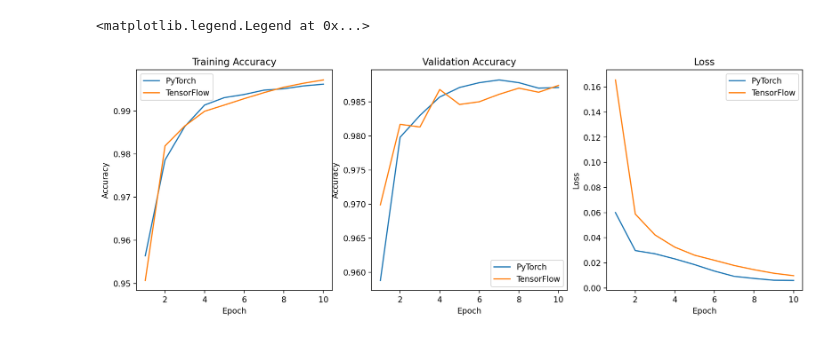
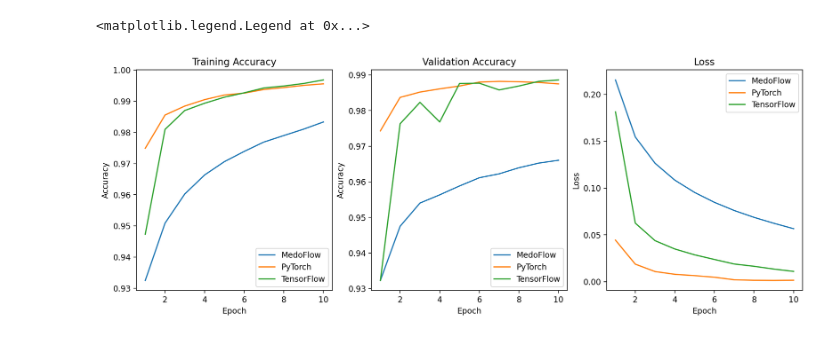
Before and after one commit to BiEchi/MedoFlow, a Jupyter notebook: user_level/mnist/results/lenet_analysis.ipynb, the cells around one changed output. Cells and saved outputs as stored; diff of their text form; code cells hidden in the pictures.

```diff
--- a/user_level/mnist/results/lenet_analysis.ipynb
+++ b/user_level/mnist/results/lenet_analysis.ipynb
@@ -14,32 +14,32 @@ with open('./tensorflow_lenet.json') as f:
 # %%
 fig = plt.figure(figsize=(15, 5), dpi=200)
 axs = fig.subplots(1, 3,)
 
 x = np.arange(1, len(pytorch_results['train_acc']) + 1)
 
-# axs[0].plot(x, medoflow_results['train_acc'], label='MedoFlow')
+axs[0].plot(x, medoflow_results['train_acc'], label='MedoFlow')
 axs[0].plot(x, pytorch_results['train_acc'], label='PyTorch')
 axs[0].plot(x, tensorflow_results['train_acc'], label='TensorFlow')
 axs[0].set_title('Training Accuracy')
 axs[0].set_xlabel('Epoch')
 axs[0].set_ylabel('Accuracy')
 axs[0].legend()
 
-# axs[1].plot(x, medoflow_results['val_acc'], label='MedoFlow')
+axs[1].plot(x, medoflow_results['val_acc'], label='MedoFlow')
 axs[1].plot(x, pytorch_results['valid_acc'], label='PyTorch')
 axs[1].plot(x, tensorflow_results['valid_acc'], label='TensorFlow')
 axs[1].set_title('Validation Accuracy')
 axs[1].set_xlabel('Epoch')
 axs[1].set_ylabel('Accuracy')
 axs[1].legend()
 
-# axs[2].plot(x, medoflow_results['loss'], label='MedoFlow')
+axs[2].plot(x, medoflow_results['loss'], label='MedoFlow')
 axs[2].plot(x, pytorch_results['train_loss'], label='PyTorch')
 axs[2].plot(x, tensorflow_results['train_loss'], label='TensorFlow')
 axs[2].set_title('Loss')
 axs[2].set_xlabel('Epoch')
 axs[2].set_ylabel('Loss')
 axs[2].legend()
 # %% [output]
 <matplotlib.legend.Legend at 0x...>
-[figure, old version]
+[figure, new version]
```
Also changed, not shown: 12 other files.
